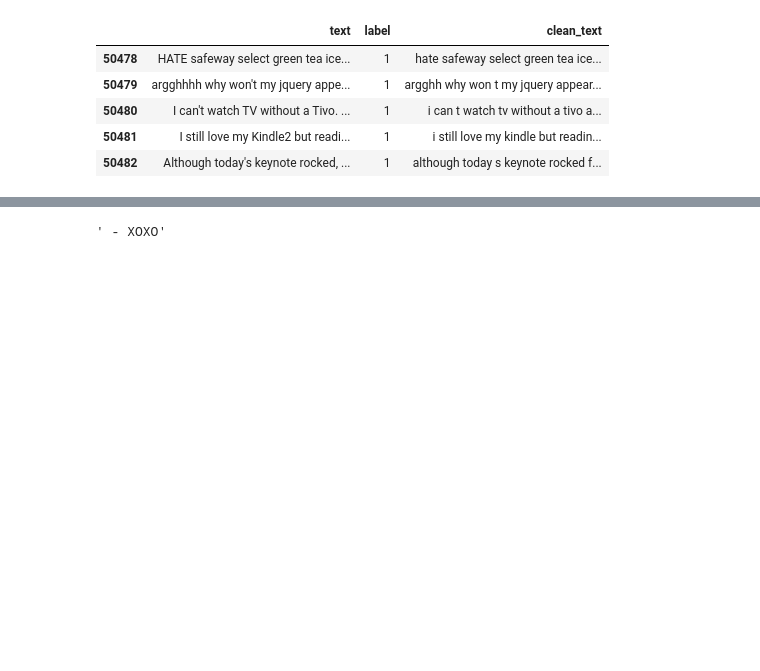
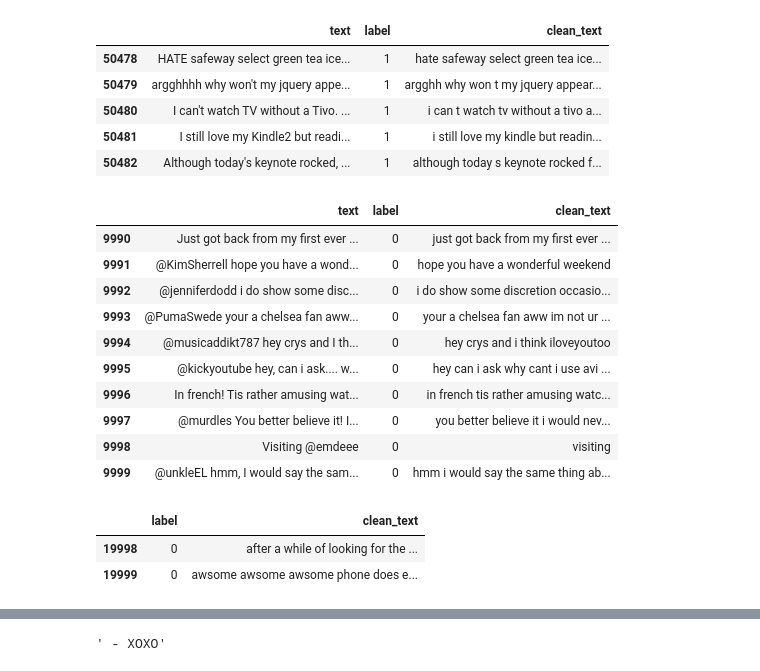
Before and after one commit to apandey86/capstone_community_problems, a Jupyter notebook: data_preprocessing2.ipynb, the cells around one changed output, grey strips where cells are left out. Drawn from its saved outputs; the diff is of its cells as text; code cells hidden in the pictures; blank space fills up the shorter version.

Commit message:
Cleaning function created and cleaned master data written to csv

```diff
--- a/data_preprocessing2.ipynb
+++ b/data_preprocessing2.ipynb
@@ -342,0 +346,23 @@ See the caveats in the documentation: http://pandas.pydata.org/pandas-docs/stabl
+# %%
+#Verify
+master_df.head(10000).tail(10)
+# %% [output]
+|  | text | label | clean_text |
+| 9990 | Just got back from my first ever ... | 0 | just got back from my first ever ... |
+| 9991 | @KimSherrell hope you have a wond... | 0 | hope you have a wonderful weekend |
+| 9992 | @jenniferdodd i do show some disc... | 0 | i do show some discretion occasio... |
+| 9993 | @PumaSwede your a chelsea fan aww... | 0 | your a chelsea fan aww im not ur ... |
+| 9994 | @musicaddikt787 hey crys and I th... | 0 | hey crys and i think iloveyoutoo |
+| 9995 | @kickyoutube hey, can i ask.... w... | 0 | hey can i ask why cant i use avi ... |
+| 9996 | In french! Tis rather amusing wat... | 0 | in french tis rather amusing watc... |
+| 9997 | @murdles You better believe it! I... | 0 | you better believe it i would nev... |
+| 9998 | Visiting @emdeee | 0 | visiting |
+| 9999 | @unkleEL hmm, I would say the sam... | 0 | hmm i would say the same thing ab... |
+# %%
+#Drop text column and write to csv
+master_df.drop(columns =['text'], inplace = True)
+master_df.head(20000).tail(2)
+# %% [output]
+|  | label | clean_text |
+| 19998 | 0 | after a while of looking for the ... |
+| 19999 | 0 | awsome awsome awsome phone does e... |
```
Also changed, not shown: parts of 3 cells of this notebook.
